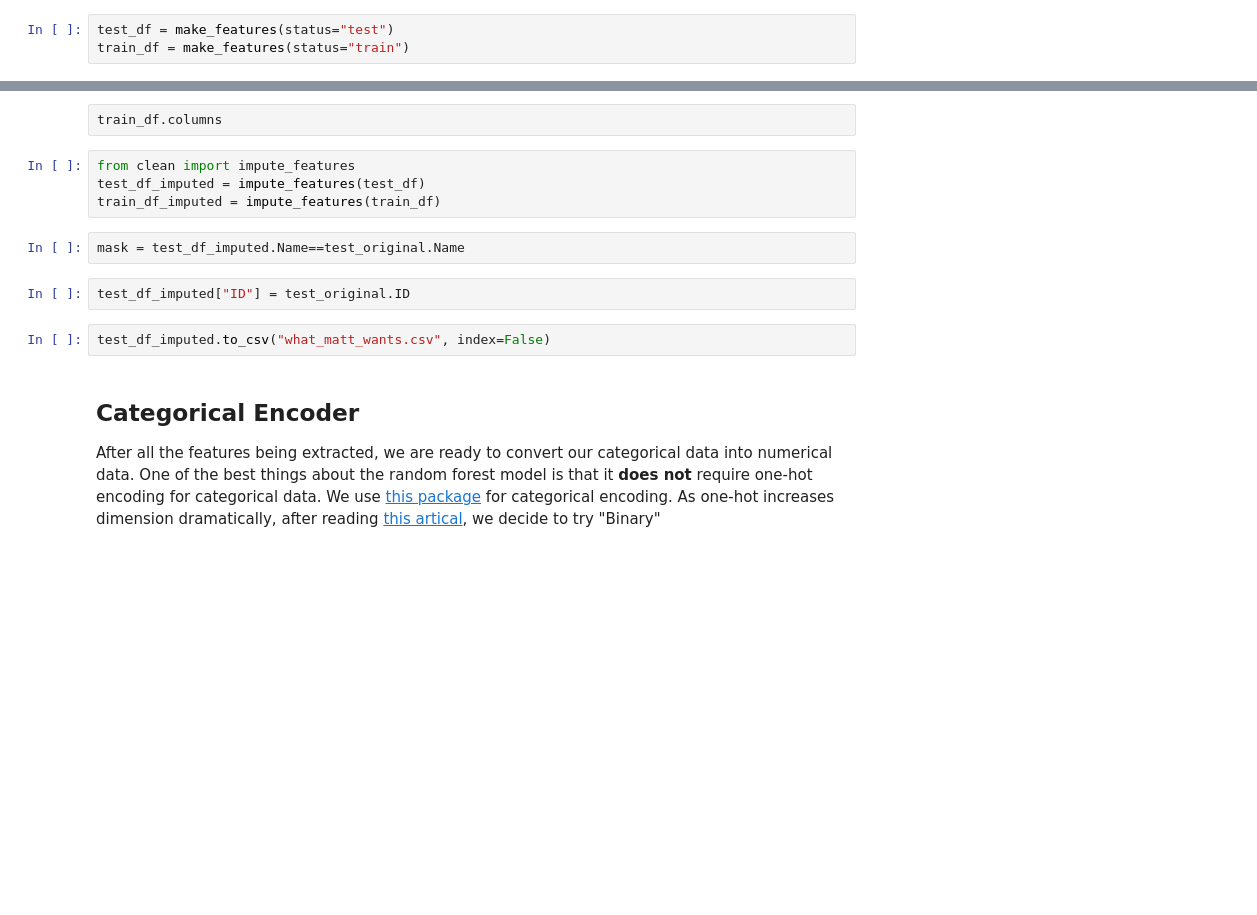
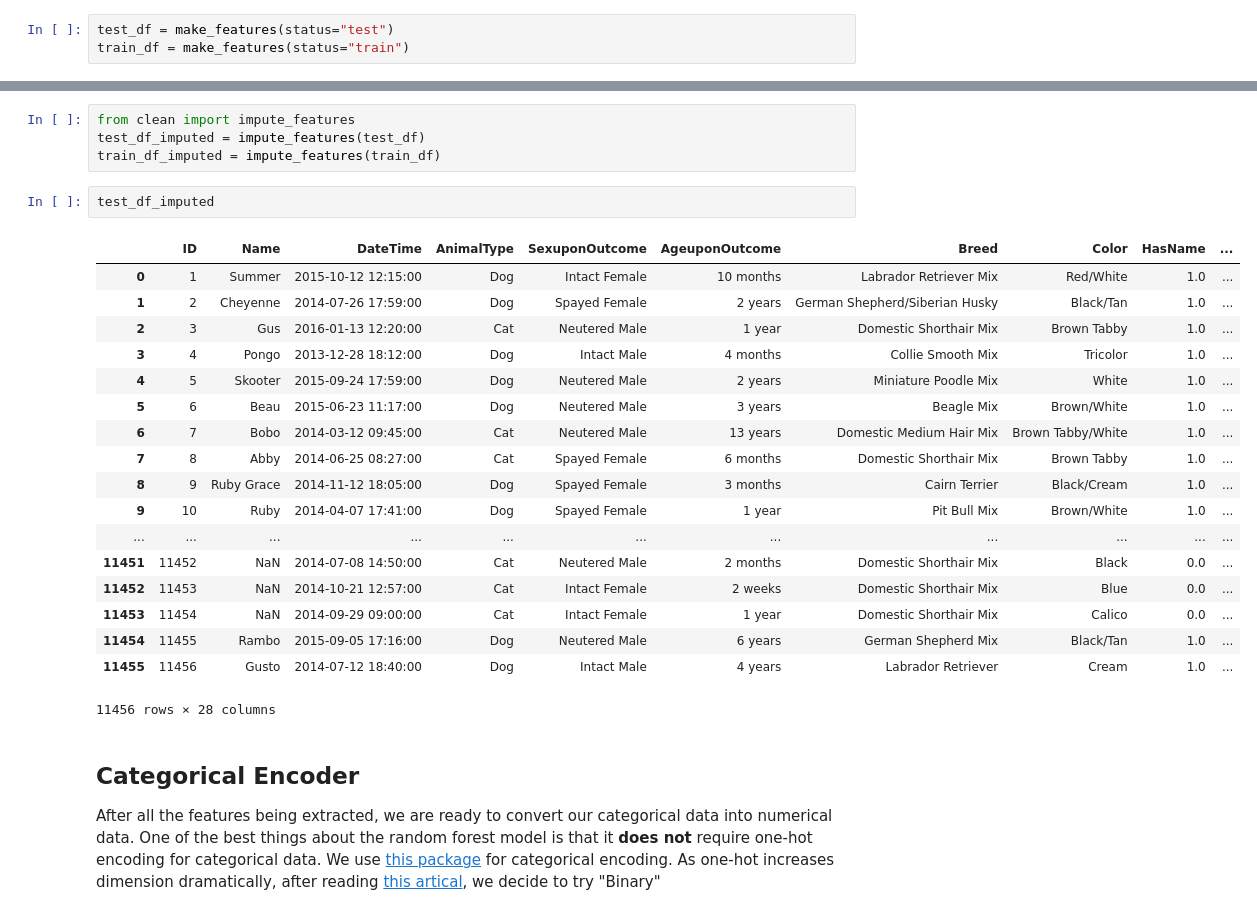
Before and after one commit to mspinelli/animal_shelter, a Jupyter notebook: DataCleaning.ipynb, the cells around one changed output, grey strips where cells are left out. Cells and saved outputs as stored; diff of their text form; blank space fills up the shorter version.

```diff
--- a/DataCleaning.ipynb
+++ b/DataCleaning.ipynb
@@ -537,15 +495,28 @@ test_original = pd.read_csv("test.csv.gz", compression="gzip")
-# %% [raw]
-train_df.columns
 # %%
 from clean import impute_features
 test_df_imputed = impute_features(test_df)
 train_df_imputed = impute_features(train_df)
-# %%
-mask = test_df_imputed.Name==test_original.Name
-# %%
-test_df_imputed["ID"] = test_original.ID
-# %%
-test_df_imputed.to_csv("what_matt_wants.csv", index=False)
+# %%
+test_df_imputed
+# %% [output]
+|  | ID | Name | DateTime | AnimalType | SexuponOutcome | AgeuponOutcome | Breed | Color | HasName | ... |
+| 0 | 1 | Summer | 2015-10-12 12:15:00 | Dog | Intact Female | 10 months | Labrador Retriever Mix | Red/White | 1.0 | ... |
+| 1 | 2 | Cheyenne | 2014-07-26 17:59:00 | Dog | Spayed Female | 2 years | German Shepherd/Siberian Husky | Black/Tan | 1.0 | ... |
+| 2 | 3 | Gus | 2016-01-13 12:20:00 | Cat | Neutered Male | 1 year | Domestic Shorthair Mix | Brown Tabby | 1.0 | ... |
+| 3 | 4 | Pongo | 2013-12-28 18:12:00 | Dog | Intact Male | 4 months | Collie Smooth Mix | Tricolor | 1.0 | ... |
+| 4 | 5 | Skooter | 2015-09-24 17:59:00 | Dog | Neutered Male | 2 years | Miniature Poodle Mix | White | 1.0 | ... |
+| 5 | 6 | Beau | 2015-06-23 11:17:00 | Dog | Neutered Male | 3 years | Beagle Mix | Brown/White | 1.0 | ... |
+| 6 | 7 | Bobo | 2014-03-12 09:45:00 | Cat | Neutered Male | 13 years | Domestic Medium Hair Mix | Brown Tabby/White | 1.0 | ... |
+| 7 | 8 | Abby | 2014-06-25 08:27:00 | Cat | Spayed Female | 6 months | Domestic Shorthair Mix | Brown Tabby | 1.0 | ... |
+| 8 | 9 | Ruby Grace | 2014-11-12 18:05:00 | Dog | Spayed Female | 3 months | Cairn Terrier | Black/Cream | 1.0 | ... |
+| 9 | 10 | Ruby | 2014-04-07 17:41:00 | Dog | Spayed Female | 1 year | Pit Bull Mix | Brown/White | 1.0 | ... |
+| ... | ... | ... | ... | ... | ... | ... | ... | ... | ... | ... |
+| 11451 | 11452 | NaN | 2014-07-08 14:50:00 | Cat | Neutered Male | 2 months | Domestic Shorthair Mix | Black | 0.0 | ... |
+| 11452 | 11453 | NaN | 2014-10-21 12:57:00 | Cat | Intact Female | 2 weeks | Domestic Shorthair Mix | Blue | 0.0 | ... |
+| 11453 | 11454 | NaN | 2014-09-29 09:00:00 | Cat | Intact Female | 1 year | Domestic Shorthair Mix | Calico | 0.0 | ... |
+| 11454 | 11455 | Rambo | 2015-09-05 17:16:00 | Dog | Neutered Male | 6 years | German Shepherd Mix | Black/Tan | 1.0 | ... |
+| 11455 | 11456 | Gusto | 2014-07-12 18:40:00 | Dog | Intact Male | 4 years | Labrador Retriever | Cream | 1.0 | ... |
+11456 rows × 28 columns
 # %% [markdown]
 ## Categorical Encoder
 
```
Also changed, not shown: parts of 20 cells of this notebook, 2 other files.
